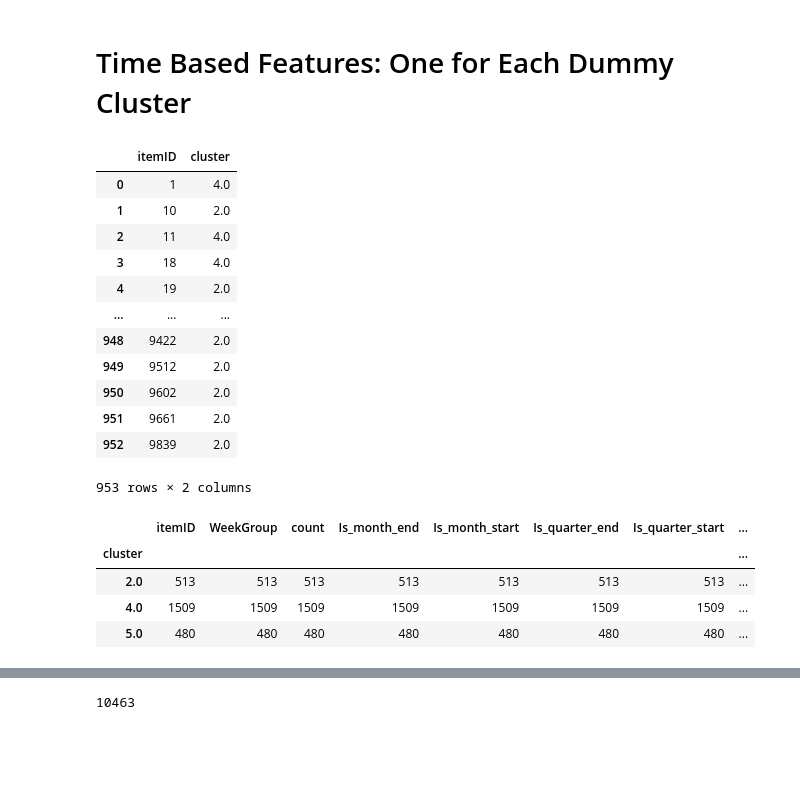
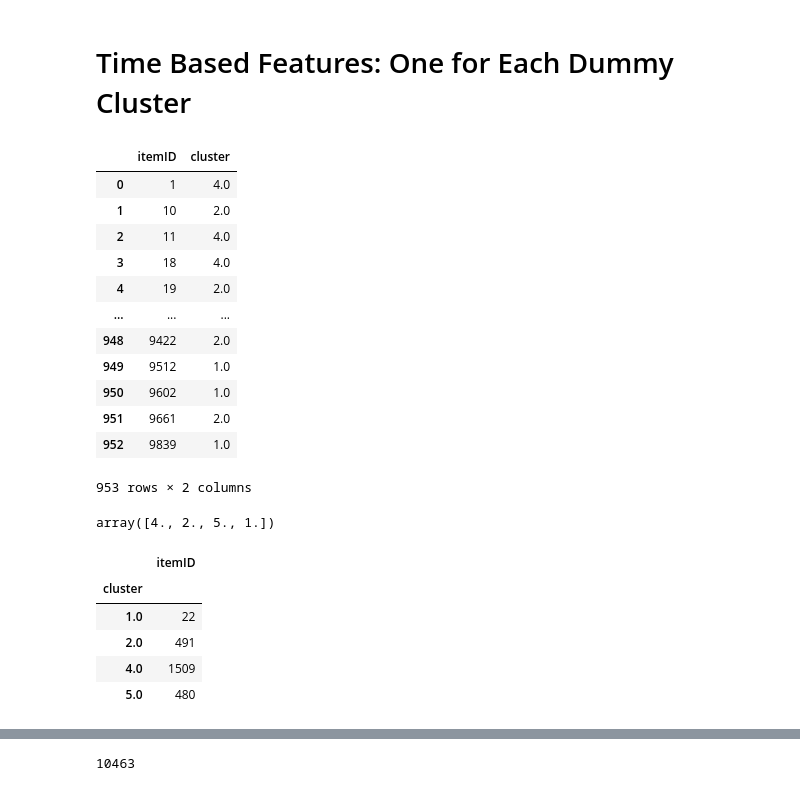
Before and after one commit to janapfeffer/DMC20_abraca-data, a Jupyter notebook: Random Forest Revisited.ipynb, the cells around one changed output, grey strips where cells are left out. Cells and saved outputs as stored; diff of their text form; code cells hidden in the pictures; blank space fills up the shorter version.

Commit message:
all items in cluster prediction

```diff
--- a/Random Forest Revisited.ipynb
+++ b/Random Forest Revisited.ipynb
@@ -365,7 +365,7 @@ df_cluster = pd.DataFrame(train_aggregated_w.itemID.unique()).rename(columns={0:
 for index, row in df_cluster.iterrows():
     # add number of days with sales
     saledays = train_aggregated[train_aggregated.itemID == row.itemID]
-    df_cluster.loc[index,'cluster'] = 1 if len(saledays) < 5 else 2 if len(saledays) < 20  else 4 if len(saledays) < 50 else 5
+    df_cluster.loc[index,'cluster'] = 1 if len(saledays) < 10 else 2 if len(saledays) < 20  else 4 if len(saledays) < 50 else 5
 df_cluster
 # %% [output]
 |  | itemID | cluster |
@@ -376,15 +376,19 @@ df_cluster
 | 4 | 19 | 2.0 |
 | ... | ... | ... |
 | 948 | 9422 | 2.0 |
-| 949 | 9512 | 2.0 |
-| 950 | 9602 | 2.0 |
+| 949 | 9512 | 1.0 |
+| 950 | 9602 | 1.0 |
 | 951 | 9661 | 2.0 |
-| 952 | 9839 | 2.0 |
+| 952 | 9839 | 1.0 |
 953 rows × 2 columns
 # %%
-# train_aggregated_w = train_aggregated_w.drop(columns="cluster")
-# test_aggregated_w = test_aggregated_w.drop(columns="cluster")
+train_aggregated_w = train_aggregated_w.drop(columns="cluster")
+test_aggregated_w = test_aggregated_w.drop(columns="cluster")
 # %%
 train_aggregated_w = train_aggregated_w.join(df_cluster.set_index("itemID"), on="itemID")
 test_aggregated_w = test_aggregated_w.join(df_cluster.set_index("itemID"), on="itemID")
+# %%
+train_aggregated_w.cluster.unique()
+# %% [output]
+array([4., 2., 5., 1.])
 # %%
@@ -392,11 +396,12 @@ test_aggregated_w.cluster = test_aggregated_w.cluster.fillna(0)
 # %%
-train_aggregated_w.groupby("cluster").count()
+train_aggregated_w[["itemID", "cluster"]].groupby("cluster").count()
 # %% [output]
-|  | itemID | WeekGroup | count | Is_month_end | Is_month_start | Is_quarter_end | Is_quarter_start | ... |
-| cluster |  |  |  |  |  |  |  | ... |
-| 2.0 | 513 | 513 | 513 | 513 | 513 | 513 | 513 | ... |
-| 4.0 | 1509 | 1509 | 1509 | 1509 | 1509 | 1509 | 1509 | ... |
-| 5.0 | 480 | 480 | 480 | 480 | 480 | 480 | 480 | ... |
+|  | itemID |
+| cluster |  |
+| 1.0 | 22 |
+| 2.0 | 491 |
+| 4.0 | 1509 |
+| 5.0 | 480 |
 # %%
 test_aggregated_w.groupby("cluster").count()
 # %% [output]
```
Also changed, not shown: parts of 7 cells of this notebook, 2 other files.
